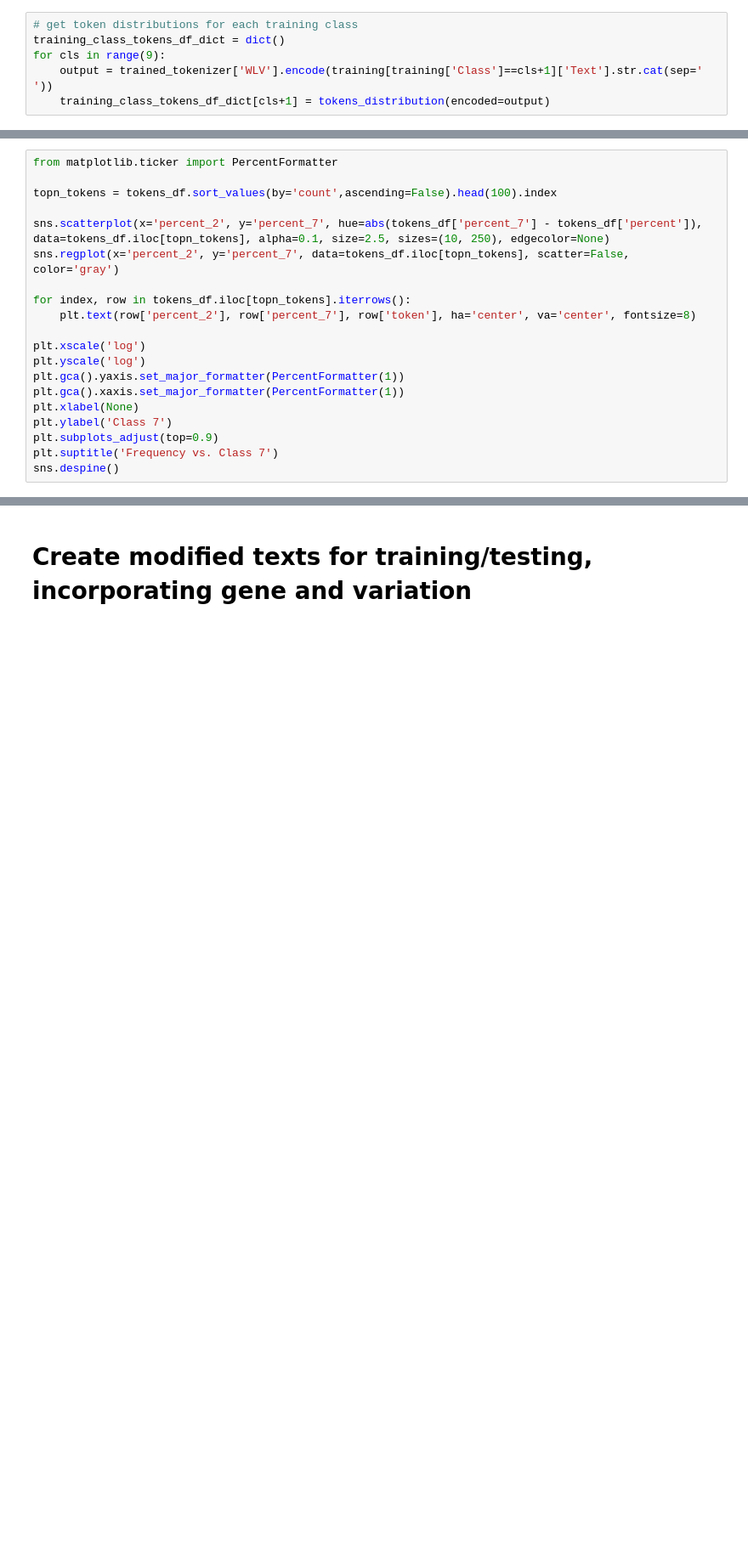
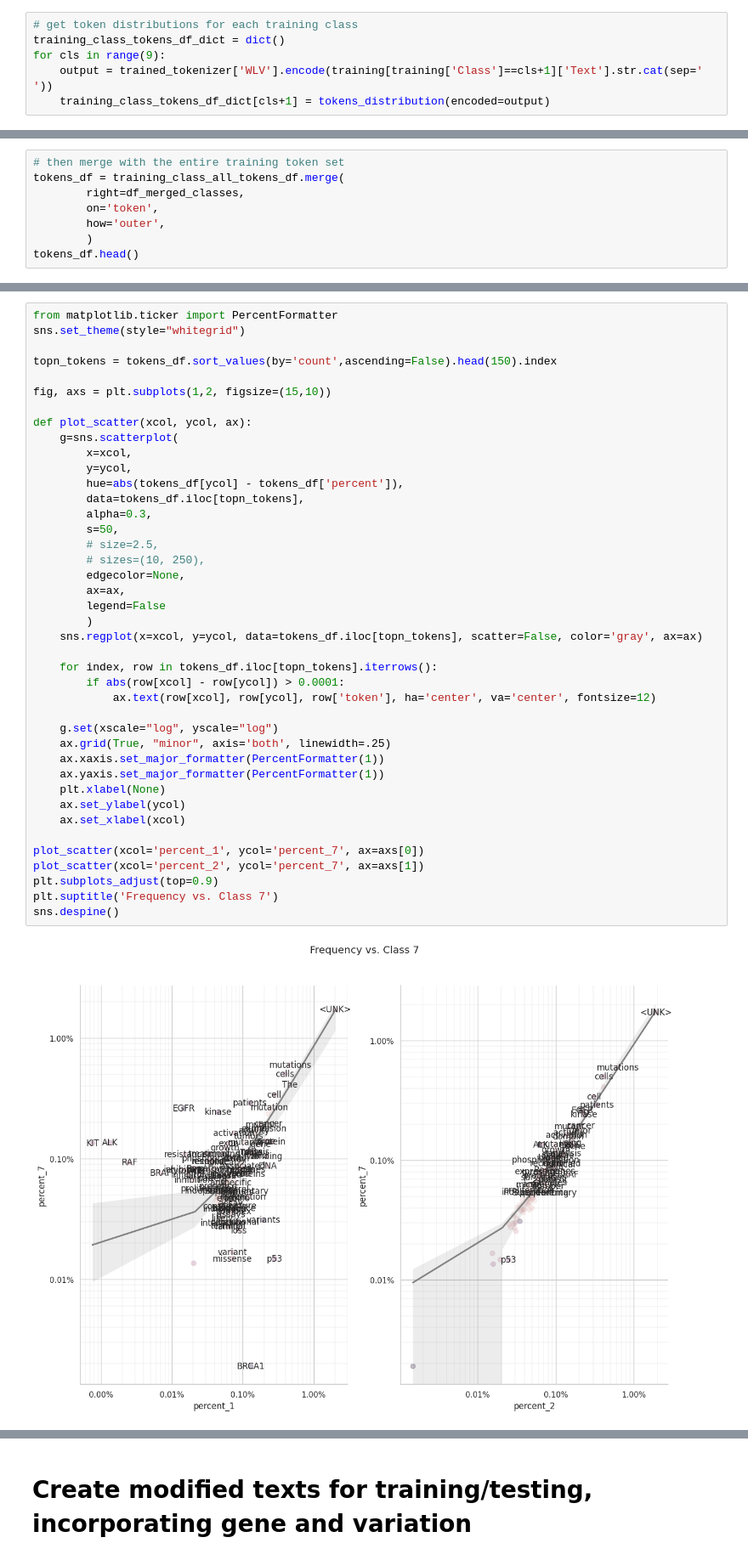
Before and after one commit to kfchou/PersonalizedMedicine, a Jupyter notebook: eda.ipynb, the cells around one changed output, grey strips where cells are left out. Shown at 85% size. Drawn from its saved outputs; the diff is of its cells as text; blank space fills up the shorter version.

```diff
--- a/eda.ipynb
+++ b/eda.ipynb
@@ -443,0 +381,8 @@ tokens_df.head()
+# %%
+# then merge with the entire training token set
+tokens_df = training_class_all_tokens_df.merge(
+        right=df_merged_classes,
+        on='token',
+        how='outer',
+        )
+tokens_df.head()
@@ -444,20 +397,43 @@ tokens_df.head()
 # %%
 from matplotlib.ticker import PercentFormatter
+sns.set_theme(style="whitegrid")
 
-topn_tokens = tokens_df.sort_values(by='count',ascending=False).head(100).index
+topn_tokens = tokens_df.sort_values(by='count',ascending=False).head(150).index
 
-sns.scatterplot(x='percent_2', y='percent_7', hue=abs(tokens_df['percent_7'] - tokens_df['percent']), data=tokens_df.iloc[topn_tokens], alpha=0.1, size=2.5, sizes=(10, 250), edgecolor=None)
-sns.regplot(x='percent_2', y='percent_7', data=tokens_df.iloc[topn_tokens], scatter=False, color='gray')
+fig, axs = plt.subplots(1,2, figsize=(15,10))
 
-for index, row in tokens_df.iloc[topn_tokens].iterrows():
-    plt.text(row['percent_2'], row['percent_7'], row['token'], ha='center', va='center', fontsize=8)
+def plot_scatter(xcol, ycol, ax):
+    g=sns.scatterplot(
+        x=xcol,
+        y=ycol,
+        hue=abs(tokens_df[ycol] - tokens_df['percent']),
+        data=tokens_df.iloc[topn_tokens],
+        alpha=0.3,
+        s=50,
+        # size=2.5,
+        # sizes=(10, 250),
+        edgecolor=None,
+        ax=ax,
+        legend=False
+        )
+    sns.regplot(x=xcol, y=ycol, data=tokens_df.iloc[topn_tokens], scatter=False, color='gray', ax=ax)
 
-plt.xscale('log')
-plt.yscale('log')
-plt.gca().yaxis.set_major_formatter(PercentFormatter(1))
-plt.gca().xaxis.set_major_formatter(PercentFormatter(1))
-plt.xlabel(None)
-plt.ylabel('Class 7')
+    for index, row in tokens_df.iloc[topn_tokens].iterrows():
+        if abs(row[xcol] - row[ycol]) > 0.0001:
+            ax.text(row[xcol], row[ycol], row['token'], ha='center', va='center', fontsize=12)
+
+    g.set(xscale="log", yscale="log")
+    ax.grid(True, "minor", axis='both', linewidth=.25)
+    ax.xaxis.set_major_formatter(PercentFormatter(1))
+    ax.yaxis.set_major_formatter(PercentFormatter(1))
+    plt.xlabel(None)
+    ax.set_ylabel(ycol)
+    ax.set_xlabel(xcol)
+
+plot_scatter(xcol='percent_1', ycol='percent_7', ax=axs[0])
+plot_scatter(xcol='percent_2', ycol='percent_7', ax=axs[1])
 plt.subplots_adjust(top=0.9)
 plt.suptitle('Frequency vs. Class 7')
 sns.despine()
+# %% [output]
+[figure, added]
```
Also changed, not shown: parts of 15 cells of this notebook.
